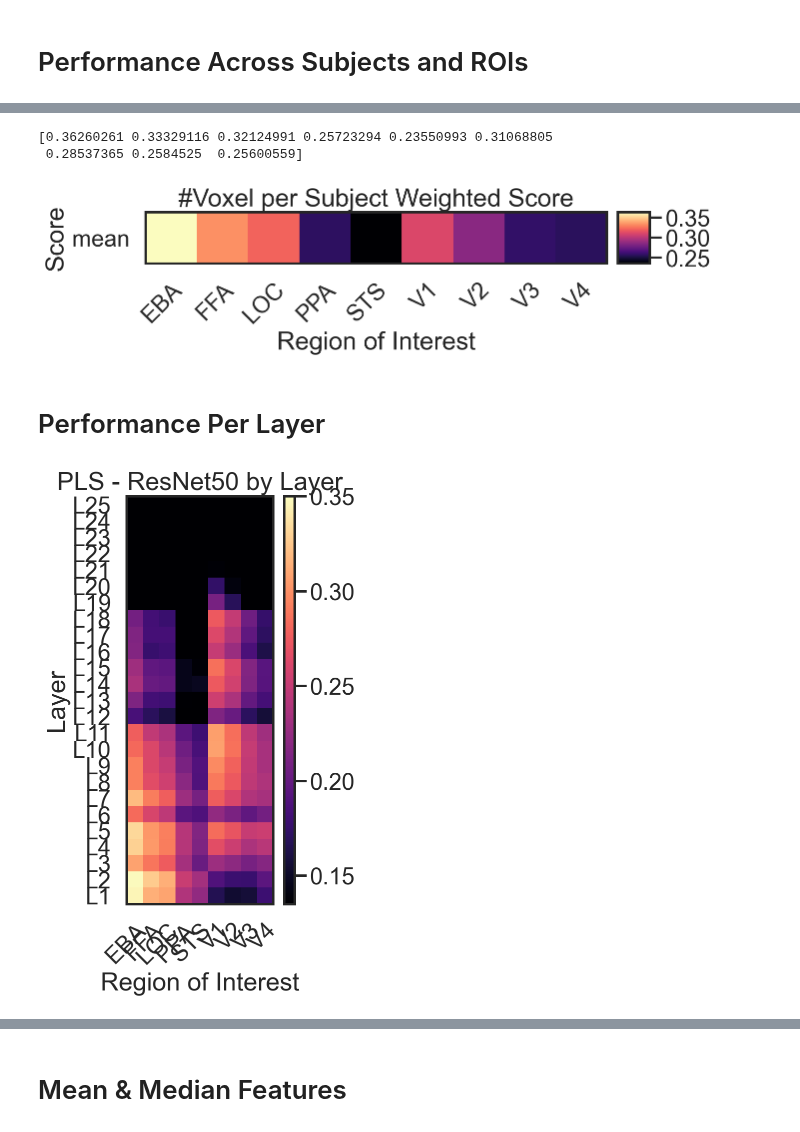
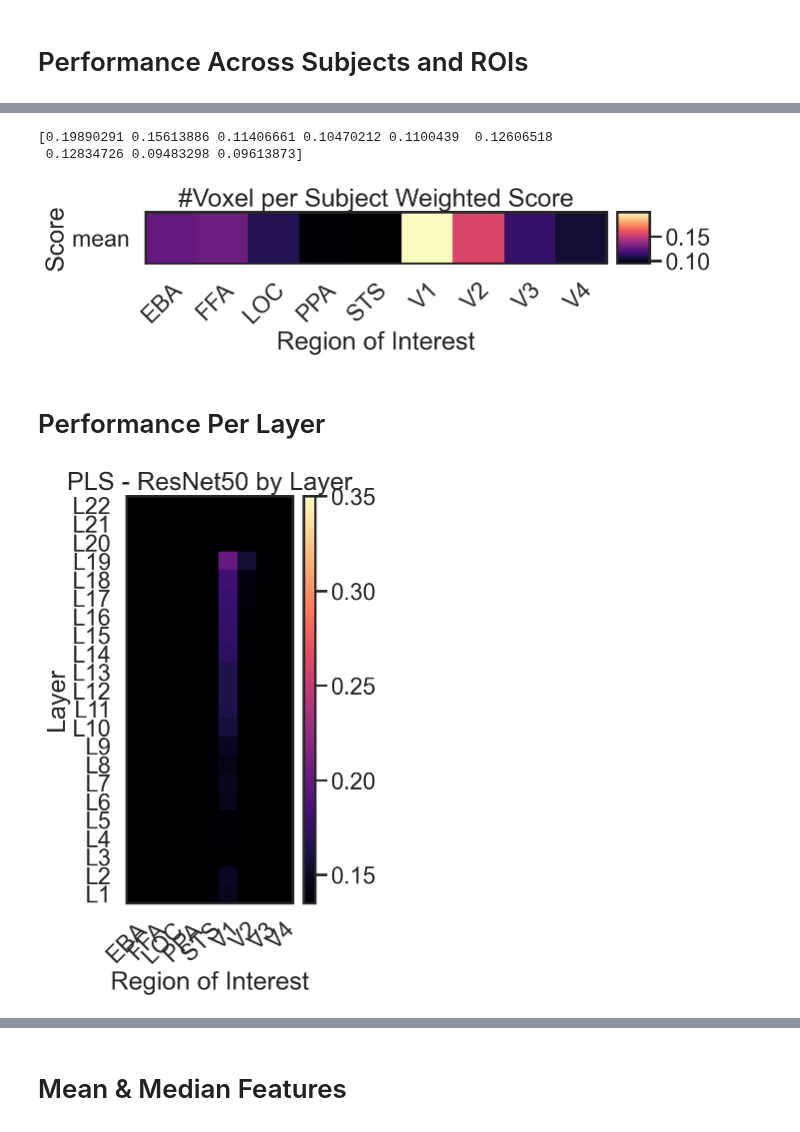
Before and after one commit to RobertTLange/algonauts-2021, a Jupyter notebook: notebooks/inspect_experiments.ipynb, the cells around one changed output, grey strips where cells are left out. Drawn from its saved outputs; the diff is of its cells as text; code cells hidden in the pictures.

```diff
--- a/notebooks/inspect_experiments.ipynb
+++ b/notebooks/inspect_experiments.ipynb
@@ -23,5 +23,5 @@ num_layers = 25
 # %%
-experiment_dir = "../data/experiments/roi/more_layers/pls_pca_50_simclr_r50_mean"
+experiment_dir = "../data/experiments/roi/barlow_twins/pls_pca_50_barlow_1p_20ep"
 meta_log, hyper_log = load_result_logs(experiment_dir)
 # %%
 hyper_log.best_bo_score.max()
@@ -42,12 +42,12 @@ plot_roi_subject_grid(hyper_log, title="PLS - Best ResNet50 Layer", max_heat=0.3
 # %%
 get_norm_score(hyper_log, plot=True)
 # %% [output]
-[0.36260261 0.33329116 0.32124991 0.25723294 0.23550993 0.31068805
- 0.28537365 0.2584525  0.25600559]
+[0.19890291 0.15613886 0.11406661 0.10470212 0.1100439  0.12606518
+ 0.12834726 0.09483298 0.09613873]
-[figure, old version]
+[figure, new version]
 # %% [markdown]
 # Performance Per Layer
 # %%
-plot_perf_per_layer(hyper_log, meta_log, num_bo_per_layer=25, num_layers=25, title="PLS - ResNet50 by Layer")
+plot_perf_per_layer(hyper_log, meta_log, num_bo_per_layer=25, num_layers=22, title="PLS - ResNet50 by Layer")
 # %% [output]
-[figure, old version]
+[figure, new version]
```
Also changed, not shown: parts of 6 cells of this notebook, 12 other files.
